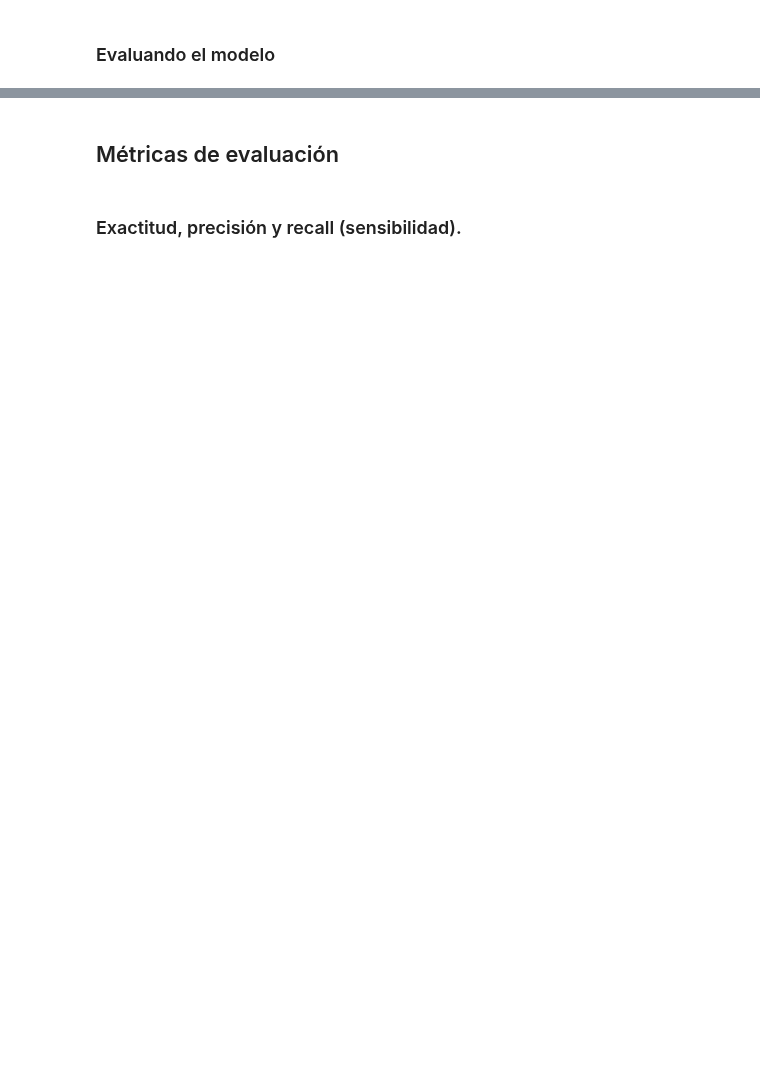
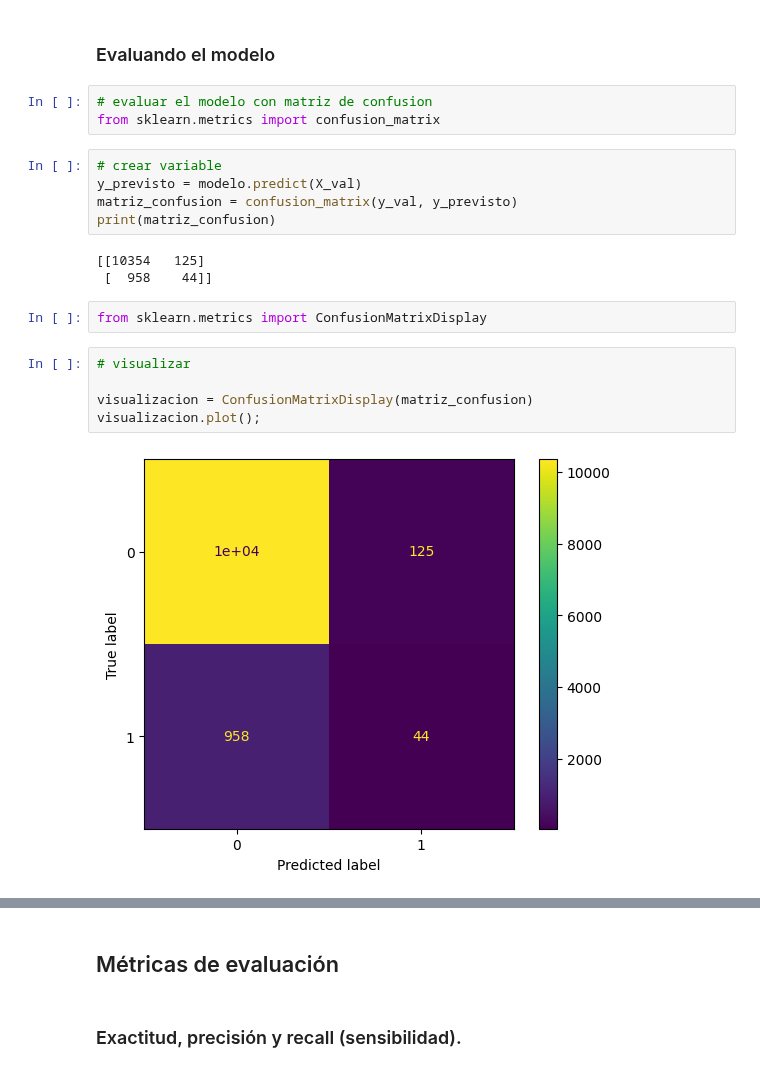
Before and after one commit to r2x4/machine_alura_oracle, a Jupyter notebook: clasificacion y validacion metricas/Clasificacion_validacion_y_metricas.ipynb, the cells around one changed output, grey strips where cells are left out. Drawn from its saved outputs; the diff is of its cells as text; blank space fills up the shorter version.

```diff
--- a/clasificacion y validacion metricas/Clasificacion_validacion_y_metricas.ipynb
+++ b/clasificacion y validacion metricas/Clasificacion_validacion_y_metricas.ipynb
@@ -152,2 +152,22 @@ La precisión del modelo de validacion es de : 0.9088607594936708
 # %% [markdown]
 ### Evaluando el modelo
+# %%
+# evaluar el modelo con matriz de confusion
+from sklearn.metrics import confusion_matrix
+# %%
+# crear variable
+y_previsto = modelo.predict(X_val)
+matriz_confusion = confusion_matrix(y_val, y_previsto)
+print(matriz_confusion)
+# %% [output]
+[[10354   125]
+ [  958    44]]
+# %%
+from sklearn.metrics import ConfusionMatrixDisplay
+# %%
+# visualizar
+
+visualizacion = ConfusionMatrixDisplay(matriz_confusion)
+visualizacion.plot();
+# %% [output]
+[figure, added]
```
Also changed, not shown: parts of 3 cells of this notebook.
